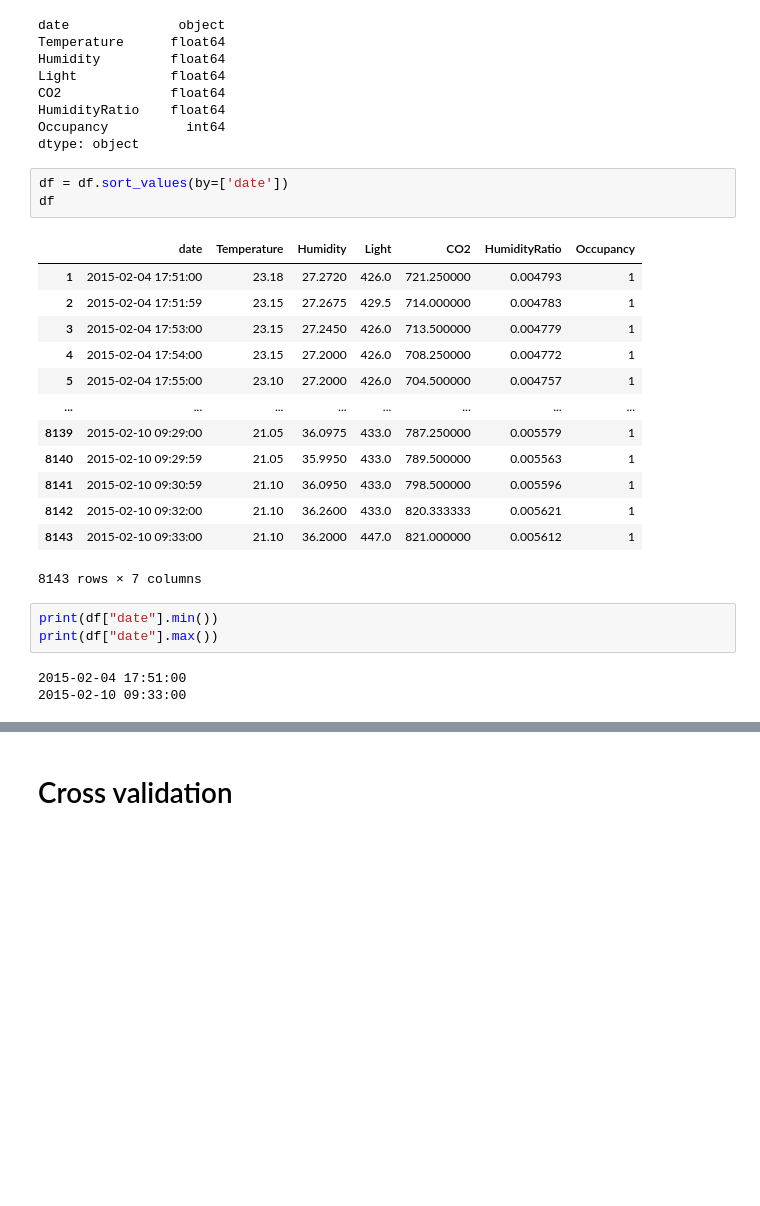
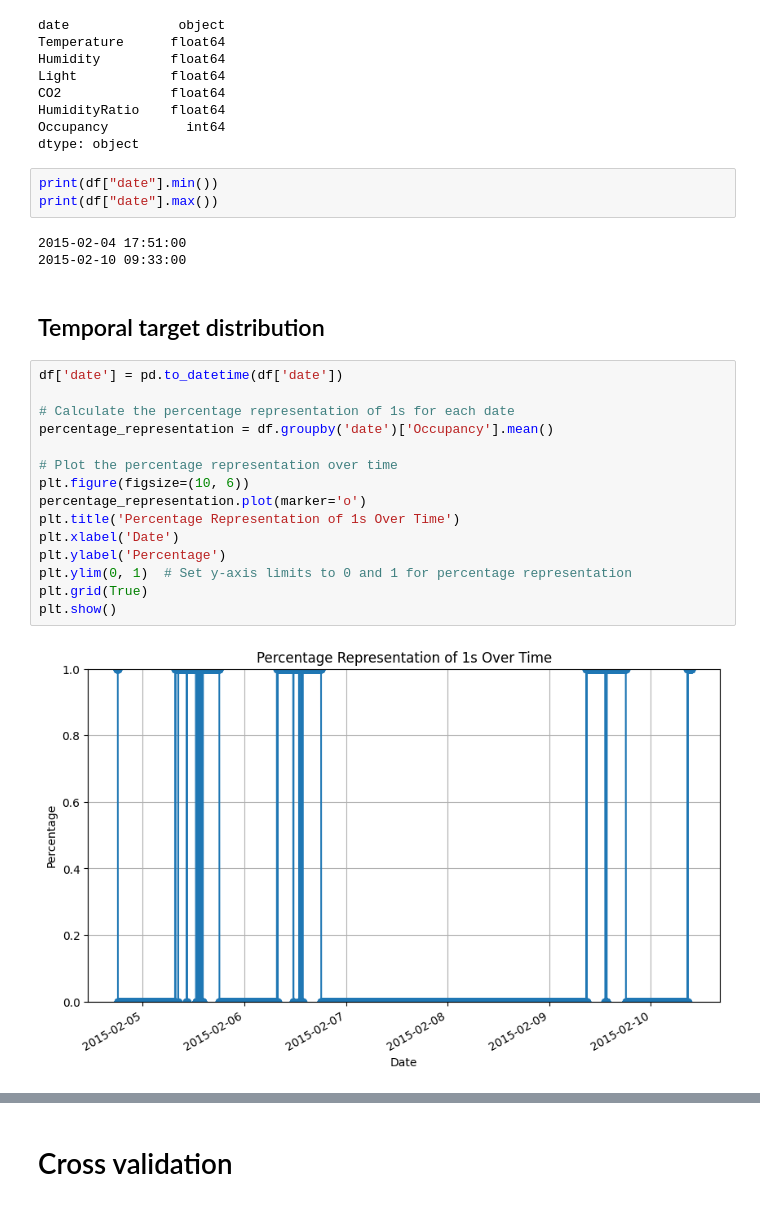
Before and after one commit to adelchi91/room_presence_detector, a Jupyter notebook: classifier.ipynb, the cells around one changed output, grey strips where cells are left out. Saved outputs shown, nothing was run; the diff lists cells and outputs as text; blank space fills up the shorter version.

```diff
--- a/classifier.ipynb
+++ b/classifier.ipynb
@@ -55,26 +67,28 @@ CO2              float64
 HumidityRatio    float64
 Occupancy          int64
 dtype: object
-# %%
-df = df.sort_values(by=['date'])
-df
-# %% [output]
-|  | date | Temperature | Humidity | Light | CO2 | HumidityRatio | Occupancy |
-| 1 | 2015-02-04 17:51:00 | 23.18 | 27.2720 | 426.0 | 721.250000 | 0.004793 | 1 |
-| 2 | 2015-02-04 17:51:59 | 23.15 | 27.2675 | 429.5 | 714.000000 | 0.004783 | 1 |
-| 3 | 2015-02-04 17:53:00 | 23.15 | 27.2450 | 426.0 | 713.500000 | 0.004779 | 1 |
-| 4 | 2015-02-04 17:54:00 | 23.15 | 27.2000 | 426.0 | 708.250000 | 0.004772 | 1 |
-| 5 | 2015-02-04 17:55:00 | 23.10 | 27.2000 | 426.0 | 704.500000 | 0.004757 | 1 |
-| ... | ... | ... | ... | ... | ... | ... | ... |
-| 8139 | 2015-02-10 09:29:00 | 21.05 | 36.0975 | 433.0 | 787.250000 | 0.005579 | 1 |
-| 8140 | 2015-02-10 09:29:59 | 21.05 | 35.9950 | 433.0 | 789.500000 | 0.005563 | 1 |
-| 8141 | 2015-02-10 09:30:59 | 21.10 | 36.0950 | 433.0 | 798.500000 | 0.005596 | 1 |
-| 8142 | 2015-02-10 09:32:00 | 21.10 | 36.2600 | 433.0 | 820.333333 | 0.005621 | 1 |
-| 8143 | 2015-02-10 09:33:00 | 21.10 | 36.2000 | 447.0 | 821.000000 | 0.005612 | 1 |
-8143 rows × 7 columns
 # %%
 print(df["date"].min())
 print(df["date"].max())
 # %% [output]
 2015-02-04 17:51:00
 2015-02-10 09:33:00
+# %% [markdown]
+## Temporal target distribution
+# %%
+df['date'] = pd.to_datetime(df['date'])
+
+# Calculate the percentage representation of 1s for each date
+percentage_representation = df.groupby('date')['Occupancy'].mean()
+
+# Plot the percentage representation over time
+plt.figure(figsize=(10, 6))
+percentage_representation.plot(marker='o')
+plt.title('Percentage Representation of 1s Over Time')
+plt.xlabel('Date')
+plt.ylabel('Percentage')
+plt.ylim(0, 1)  # Set y-axis limits to 0 and 1 for percentage representation
+plt.grid(True)
+plt.show()
+# %% [output]
+[figure, added]
```
Also changed, not shown: parts of 38 cells of this notebook.
